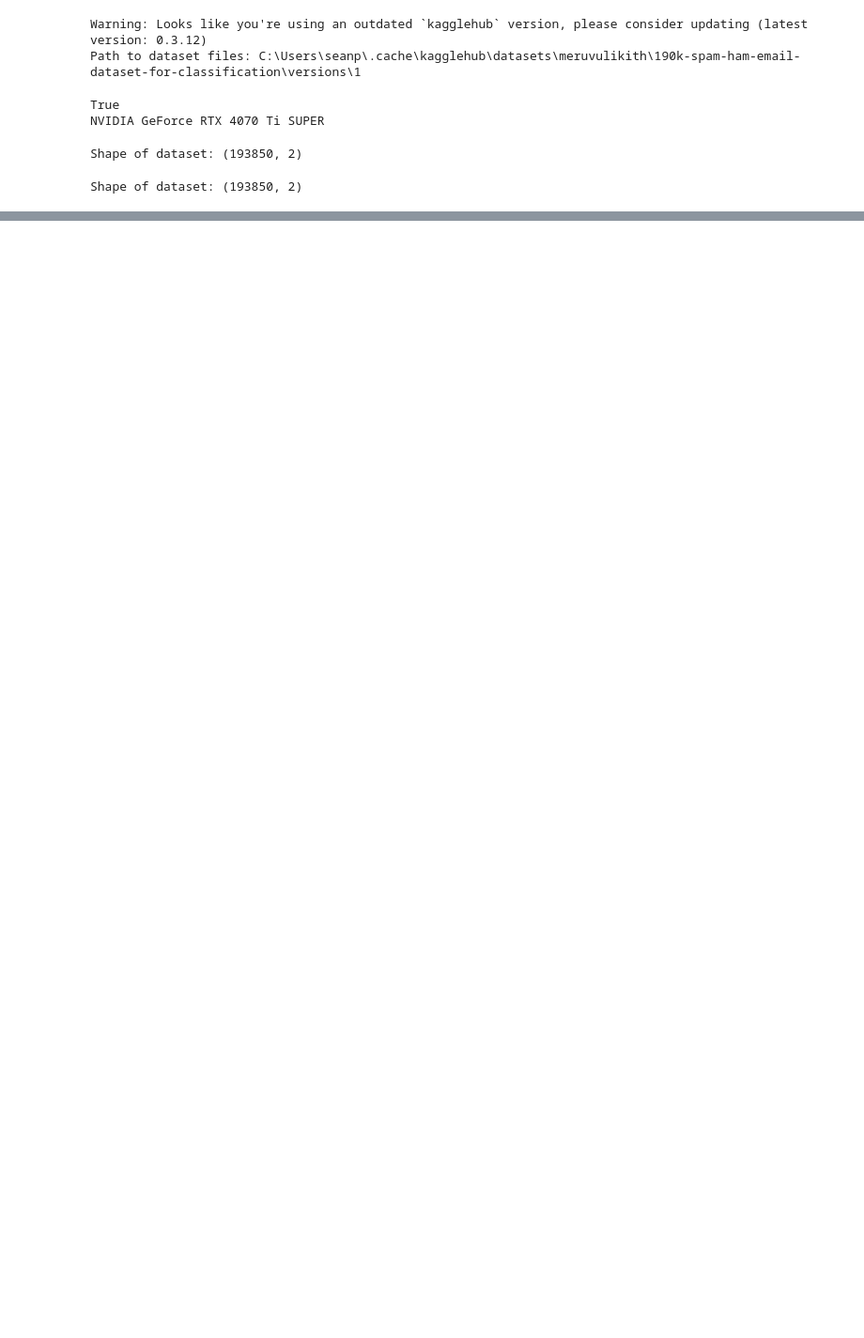
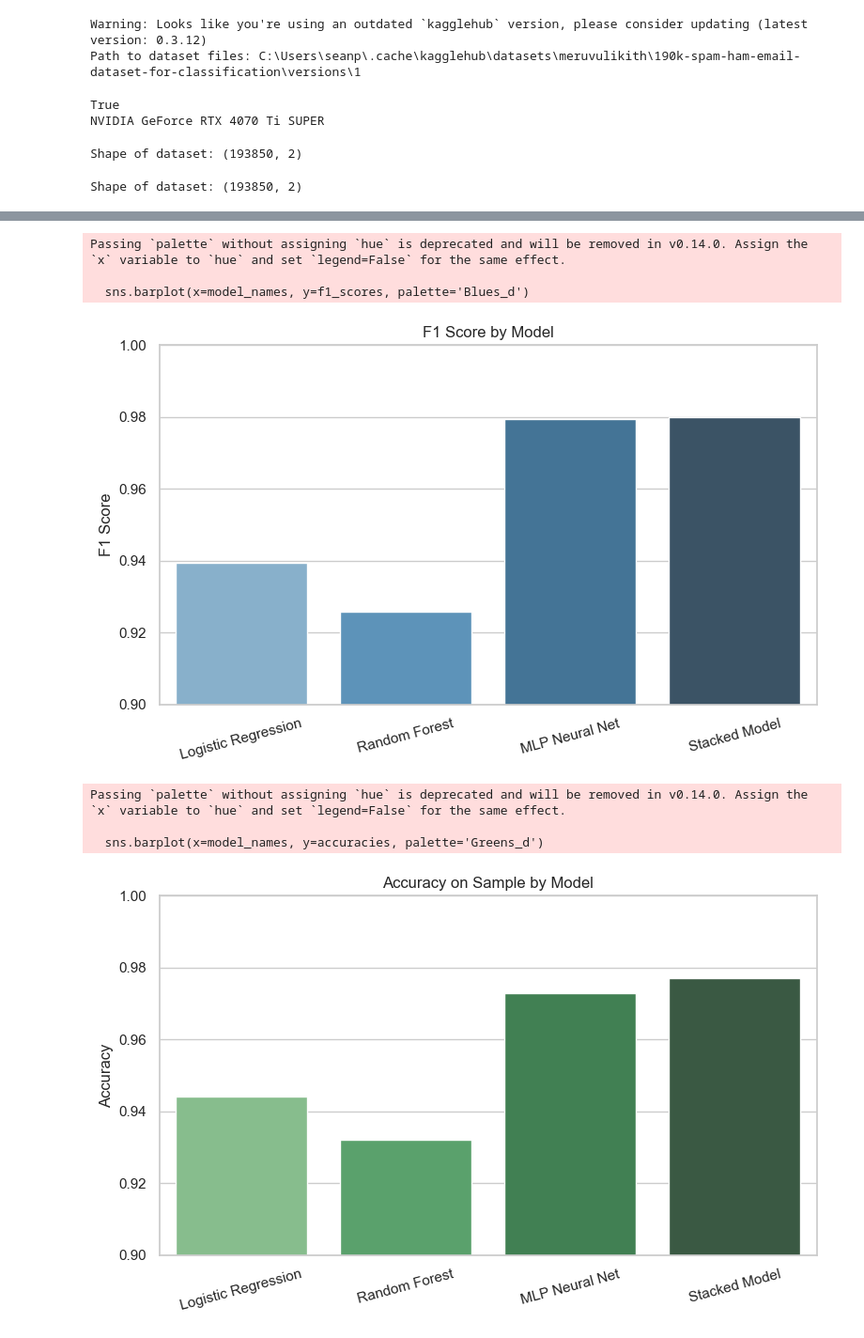
Before and after one commit to seanpaz478/AAI-510-Final-Project-Group7, a Jupyter notebook: AAI-510_Final_Project.ipynb, the cells around one changed output, grey strips where cells are left out. Shown at 94% size. Drawn from its saved outputs; the diff is of its cells as text; code cells hidden in the pictures; blank space fills up the shorter version.

```diff
--- a/AAI-510_Final_Project.ipynb
+++ b/AAI-510_Final_Project.ipynb
@@ -375,0 +379,50 @@ Accuracy on sample: 98.30%
+# %%
+# Making sure plots have consistent style
+sns.set(style='whitegrid')
+plt.rcParams.update({'font.size': 12})
+
+# Model names
+model_names = ['Logistic Regression', 'Random Forest', 'MLP Neural Net', 'Stacked Model']
+
+# Corresponding metrics
+f1_scores = [0.9393, 0.9259, 0.9795, 0.9800]
+accuracies = [0.9440, 0.9320, 0.9730, 0.9770]
+prediction_times = [0.050, 2.008, 0.736, 3.113]
+
+# Bar chart: F1 Score
+plt.figure(figsize=(8, 5))
+sns.barplot(x=model_names, y=f1_scores, palette='Blues_d')
+plt.title('F1 Score by Model')
+plt.ylabel('F1 Score')
+plt.ylim(0.9, 1.0)
+plt.xticks(rotation=15)
+plt.tight_layout()
+plt.show()
+
+# Bar chart: Accuracy
+plt.figure(figsize=(8, 5))
+sns.barplot(x=model_names, y=accuracies, palette='Greens_d')
+plt.title('Accuracy on Sample by Model')
+plt.ylabel('Accuracy')
+plt.ylim(0.9, 1.0)
+plt.xticks(rotation=15)
+plt.tight_layout()
+plt.show()
+
+# Bar chart: Prediction Time
+plt.figure(figsize=(8, 5))
+sns.barplot(x=model_names, y=prediction_times, palette='Oranges_d')
+plt.title('Average Prediction Time by Model')
+plt.ylabel('Time (seconds)')
+plt.xticks(rotation=15)
+plt.tight_layout()
+plt.show()
+# %% [output]
+Passing `palette` without assigning `hue` is deprecated and will be removed in v0.14.0. Assign the `x` variable to `hue` and set `legend=False` for the same effect.
+
+  sns.barplot(x=model_names, y=f1_scores, palette='Blues_d')
+[figure, added]
+Passing `palette` without assigning `hue` is deprecated and will be removed in v0.14.0. Assign the `x` variable to `hue` and set `legend=False` for the same effect.
+
+  sns.barplot(x=model_names, y=accuracies, palette='Greens_d')
+[figure, added]
```
Also changed, not shown: parts of 8 cells of this notebook.
